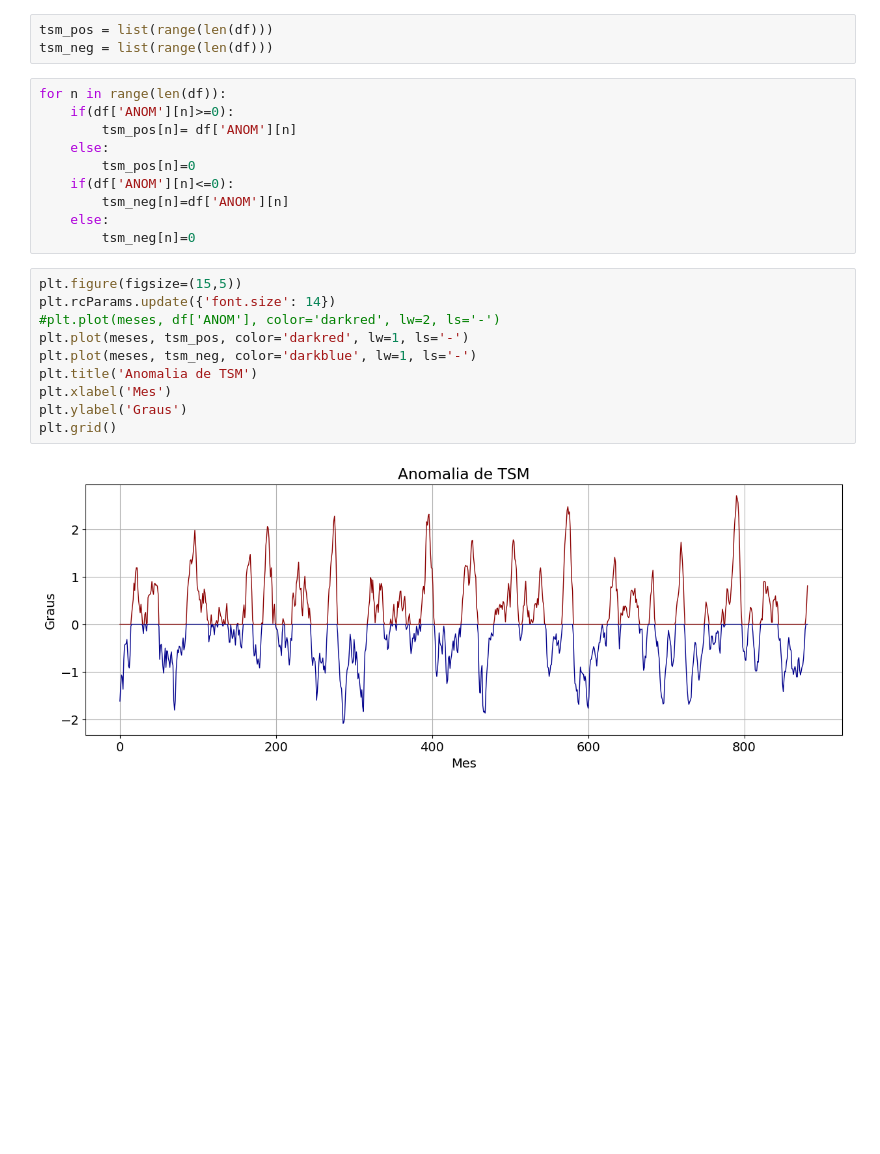
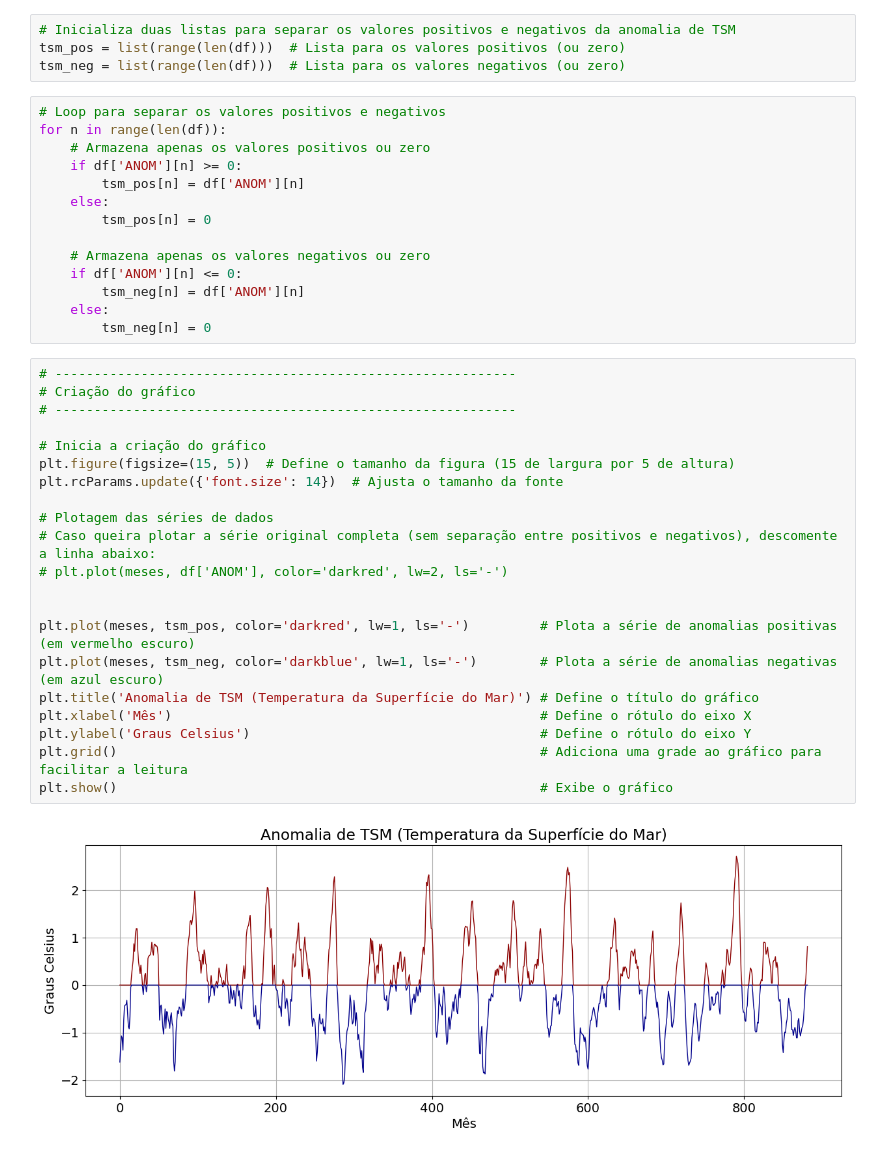
Before and after one commit to Reynerthy/anomalia_de_tsm, a Jupyter notebook: aula_nino.ipynb, the cells around one changed output. Drawn from its saved outputs; the diff is of its cells as text; blank space fills up the shorter version.

```diff
--- a/aula_nino.ipynb
+++ b/aula_nino.ipynb
@@ -42,25 +79,41 @@ meses
 # %%
-tsm_pos = list(range(len(df)))
-tsm_neg = list(range(len(df)))
+# Inicializa duas listas para separar os valores positivos e negativos da anomalia de TSM
+tsm_pos = list(range(len(df)))  # Lista para os valores positivos (ou zero)
+tsm_neg = list(range(len(df)))  # Lista para os valores negativos (ou zero)
 # %%
+# Loop para separar os valores positivos e negativos
 for n in range(len(df)):
-    if(df['ANOM'][n]>=0):
-        tsm_pos[n]= df['ANOM'][n]
+    # Armazena apenas os valores positivos ou zero
+    if df['ANOM'][n] >= 0:
+        tsm_pos[n] = df['ANOM'][n]
     else:
-        tsm_pos[n]=0
-    if(df['ANOM'][n]<=0):
-        tsm_neg[n]=df['ANOM'][n]
+        tsm_pos[n] = 0
+
+    # Armazena apenas os valores negativos ou zero
+    if df['ANOM'][n] <= 0:
+        tsm_neg[n] = df['ANOM'][n]
     else:
-        tsm_neg[n]=0
+        tsm_neg[n] = 0
 # %%
-plt.figure(figsize=(15,5))
-plt.rcParams.update({'font.size': 14})
-#plt.plot(meses, df['ANOM'], color='darkred', lw=2, ls='-')
-plt.plot(meses, tsm_pos, color='darkred', lw=1, ls='-')
-plt.plot(meses, tsm_neg, color='darkblue', lw=1, ls='-')
-plt.title('Anomalia de TSM')
-plt.xlabel('Mes')
-plt.ylabel('Graus')
-plt.grid()
+# -----------------------------------------------------------
+# Criação do gráfico
+# -----------------------------------------------------------
+
+# Inicia a criação do gráfico
+plt.figure(figsize=(15, 5))  # Define o tamanho da figura (15 de largura por 5 de altura)
+plt.rcParams.update({'font.size': 14})  # Ajusta o tamanho da fonte
+
+# Plotagem das séries de dados
+# Caso queira plotar a série original completa (sem separação entre positivos e negativos), descomente a linha abaixo:
+# plt.plot(meses, df['ANOM'], color='darkred', lw=2, ls='-')
+
+
+plt.plot(meses, tsm_pos, color='darkred', lw=1, ls='-')         # Plota a série de anomalias positivas (em vermelho escuro)
+plt.plot(meses, tsm_neg, color='darkblue', lw=1, ls='-')        # Plota a série de anomalias negativas (em azul escuro)
+plt.title('Anomalia de TSM (Temperatura da Superfície do Mar)') # Define o título do gráfico
+plt.xlabel('Mês')                                               # Define o rótulo do eixo X
+plt.ylabel('Graus Celsius')                                     # Define o rótulo do eixo Y
+plt.grid()                                                      # Adiciona uma grade ao gráfico para facilitar a leitura
+plt.show()                                                      # Exibe o gráfico
 # %% [output]
-[figure, old version]
+[figure, new version]
```
Also changed, not shown: parts of 8 cells of this notebook.
